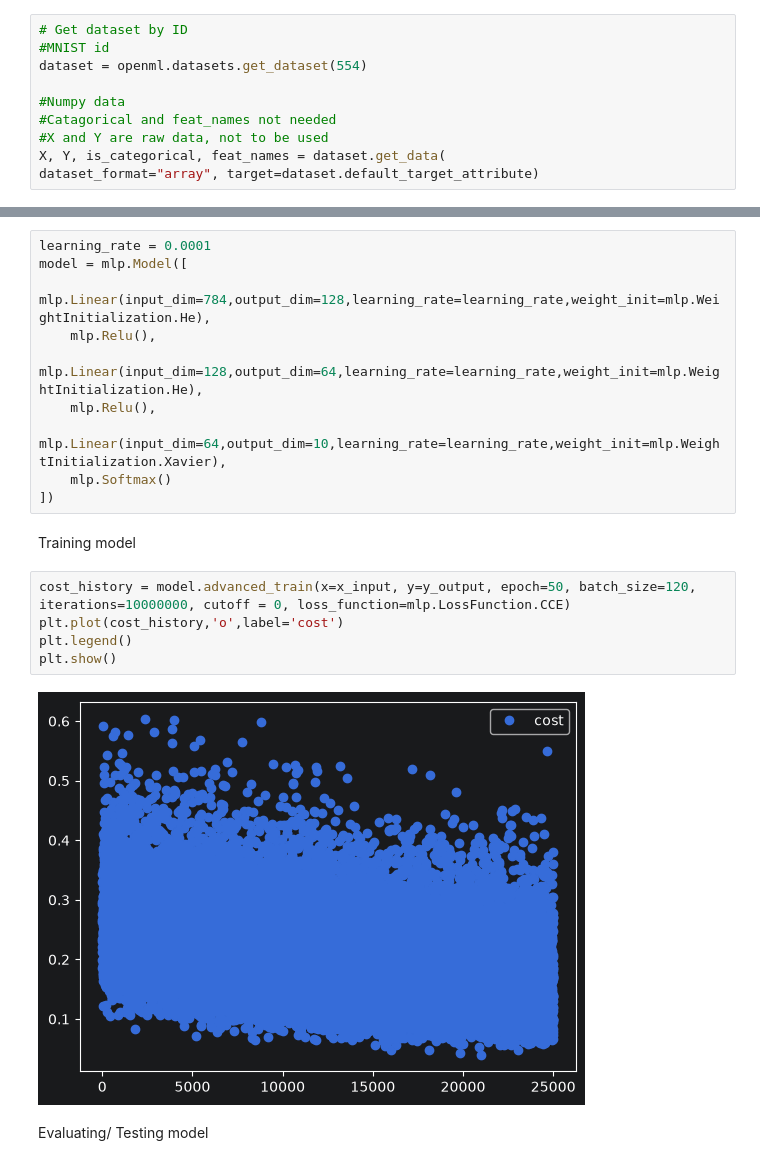
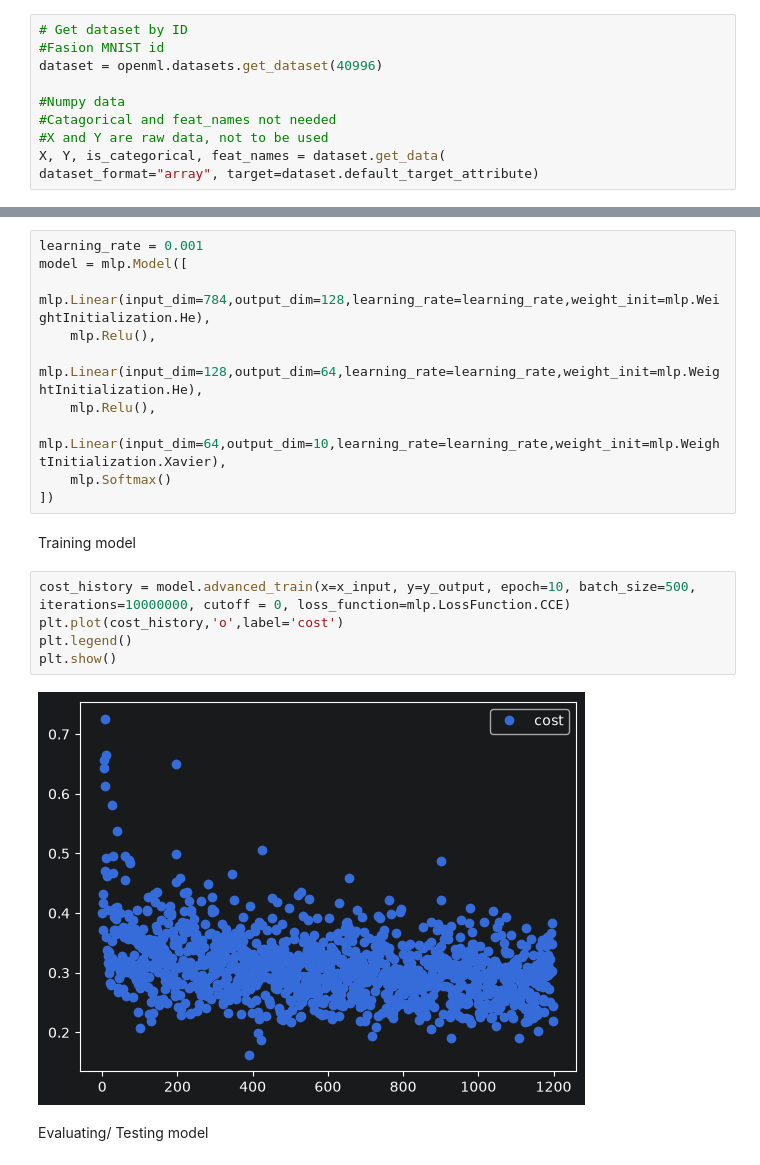
Before and after one commit to S-M-production/Reinforcement-Learning-Basics, a Jupyter notebook: notebooks/training/mnist_training.ipynb, the cells around one changed output, grey strips where cells are left out. Drawn from its saved outputs; the diff is of its cells as text.

Commit message:
Trained on fashion mnist, getting accuray of 87%, will build dropout

```diff
--- a/notebooks/training/mnist_training.ipynb
+++ b/notebooks/training/mnist_training.ipynb
@@ -11,8 +9,8 @@ from models.multi_layer_perceptron_back_propagation import cost_history
 Getting data
 # %%
 # Get dataset by ID
-#MNIST id
-dataset = openml.datasets.get_dataset(554)
+#Fasion MNIST id
+dataset = openml.datasets.get_dataset(40996)
 
 #Numpy data
 #Catagorical and feat_names not needed
@@ -42,7 +42,7 @@ y_output,y_test = categorized_y[:60000], categorized_y[60000:]
 # %% [markdown]
 Creating model
 # %%
-learning_rate = 0.0001
+learning_rate = 0.001
 model = mlp.Model([
     mlp.Linear(input_dim=784,output_dim=128,learning_rate=learning_rate,weight_init=mlp.WeightInitialization.He),
     mlp.Relu(),
@@ -54,12 +54,12 @@ model = mlp.Model([
 # %% [markdown]
 Training model
 # %%
-cost_history = model.advanced_train(x=x_input, y=y_output, epoch=50, batch_size=120, iterations=10000000, cutoff = 0, loss_function=mlp.LossFunction.CCE)
+cost_history = model.advanced_train(x=x_input, y=y_output, epoch=10, batch_size=500, iterations=10000000, cutoff = 0, loss_function=mlp.LossFunction.CCE)
 plt.plot(cost_history,'o',label='cost')
 plt.legend()
 plt.show()
 # %% [output]
-[figure, old version]
+[figure, new version]
 # %% [markdown]
 Evaluating/ Testing model
 # %%
```
Also changed, not shown: parts of 3 cells of this notebook.
